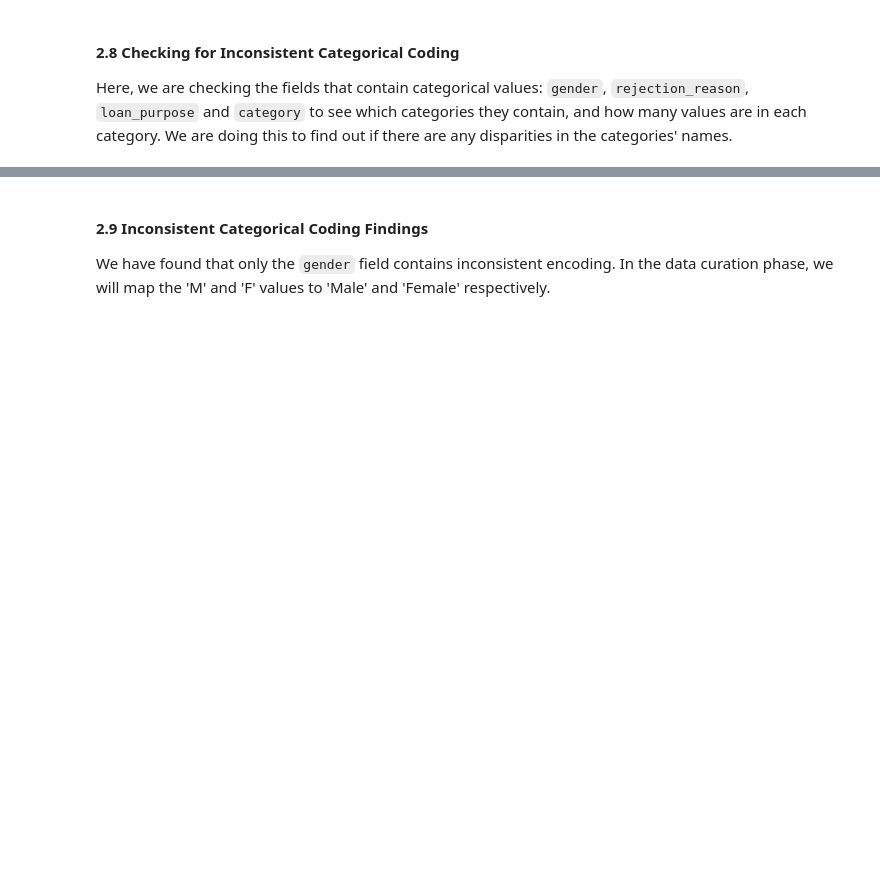
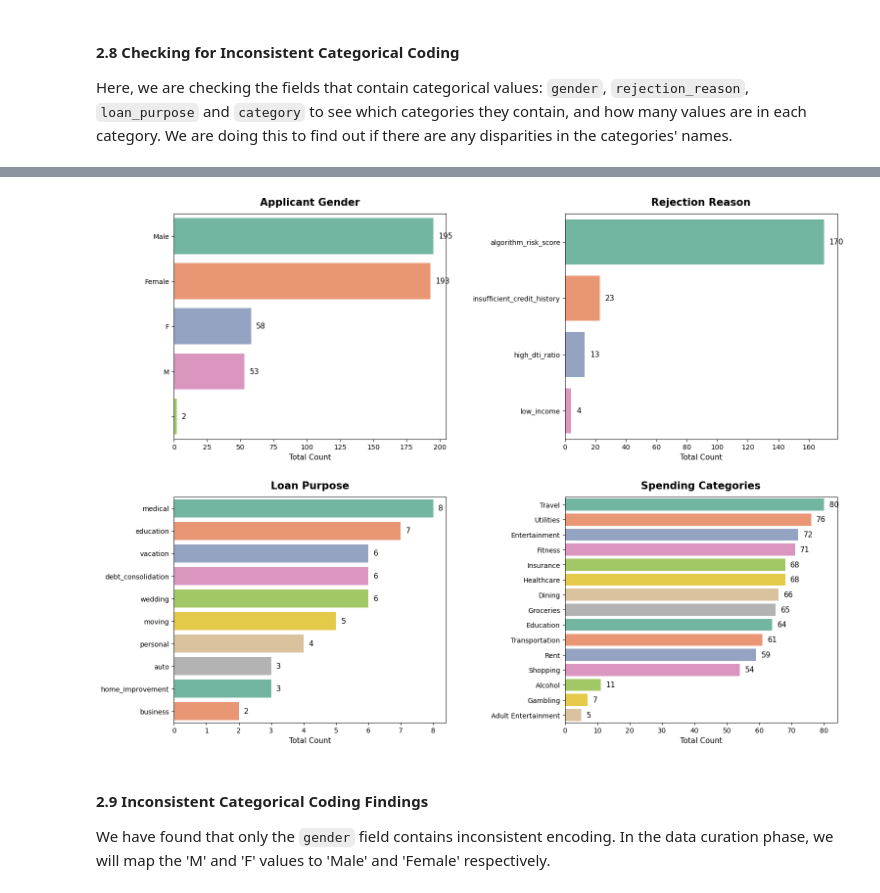
Before and after one commit to hazalaksu/dego-project-team7, a Jupyter notebook: notebooks/01-data-quality.ipynb, the cells around one changed output, grey strips where cells are left out. Cells and saved outputs as stored; diff of their text form; code cells hidden in the pictures; blank space fills up the shorter version.

```diff
--- a/notebooks/01-data-quality.ipynb
+++ b/notebooks/01-data-quality.ipynb
@@ -412,6 +508,88 @@ unwind_pipeline = [
 unwind_results = list(collection.aggregate(unwind_pipeline))
 category_breakdown = {r["_id"]: r["count"] for r in unwind_results}
 print(f"   - spending_behavior.category: {category_breakdown}")
+print("\n--- VISUALIZING CATEGORICAL BREAKDOWNS ---")
+
+# We map the raw database fields to clean, human-readable titles for our charts
+categorical_fields = {
+    "applicant_info.gender": "Applicant Gender",
+    "decision.rejection_reason": "Rejection Reason",
+    "loan_purpose": "Loan Purpose"
+}
+
+all_breakdowns = {}
+
+# 1. Fetch Standard Fields
+for field, title in categorical_fields.items():
+    pipeline = [
+        {"$match": {field: {"$exists": True, "$ne": None}}},
+        {"$group": {"_id": f"${field}", "count": {"$sum": 1}}},
+        {"$sort": {"count": -1}} # Sort descending so charts look organized
+    ]
+    results = list(collection.aggregate(pipeline))
+    # Cast _id to string to safely handle any unexpected data types
+    all_breakdowns[title] = {str(r["_id"]): r["count"] for r in results}
+
+# 2. Fetch Array Field (spending_behavior.category)
+unwind_pipeline = [
+    {"$unwind": "$spending_behavior"},
+    {"$match": {"spending_behavior.category": {"$exists": True, "$ne": None}}},
+    {"$group": {"_id": "$spending_behavior.category", "count": {"$sum": 1}}},
+    {"$sort": {"count": -1}}
+]
+unwind_results = list(collection.aggregate(unwind_pipeline))
+all_breakdowns["Spending Categories"] = {str(r["_id"]): r["count"] for r in unwind_results}
+
+
+# ==========================================
+# PLOTTING THE 2x2 DASHBOARD
+# ==========================================
+
+# 3. Create a large 16x12 canvas with a 2x2 grid of subplots
+fig, axes = plt.subplots(2, 2, figsize=(16, 12))
+
+# Flatten the 2D axes array into a 1D list so we can loop through it easily
+axes = axes.flatten()
+
+# 4. Loop through our 4 datasets and map them to our 4 chart spaces
+# We use the 'Set2' palette, which provides soft, distinct colors ideal for categories
+for ax, (title, data_dict) in zip(axes, all_breakdowns.items()):
+
+    # Convert dictionary to DataFrame
+    df_cat = pd.DataFrame(list(data_dict.items()), columns=['Category', 'Count'])
+
+    # Create the horizontal bar chart on this specific subplot (ax=ax)
+    sns.barplot(
+        data=df_cat,
+        x='Count',
+        y='Category',
+        hue='Category',
+        palette='Set2',
+        legend=False,
+        ax=ax
+    )
+
+    # Clean up titles and axis labels
+    ax.set_title(title, fontsize=15, pad=12, fontweight='bold')
+    ax.set_xlabel('Total Count', fontsize=11)
+    ax.set_ylabel('') # We hide the Y-label because the category names speak for themselves!
+
+    # Add the exact value annotations to the end of each bar
+    for p in ax.patches:
+        width = p.get_width()
+        if width > 0:
+            ax.text(
+                width + (df_cat['Count'].max() * 0.02), # Add 2% padding so text doesn't touch the bar
+                p.get_y() + p.get_height() / 2,
+                f'{int(width)}',
+                ha='left',
+                va='center',
+                fontsize=11
+            )
+
+# 5. Adjust layout so the 4 charts don't crowd each other
+plt.tight_layout(pad=3.0)
+plt.show()
 # %% [output]
 5. Categorical Coding Breakdown:
    - applicant_info.gender: {'Male': 195, 'Female': 193, 'F': 58, 'M': 53, '': 2}
@@ -421,3 +601,4 @@ print(f"   - spending_behavior.category: {category_breakdown}")
+[figure, added]
 # %% [markdown]
 #### 2.9 Inconsistent Categorical Coding Findings
 
```
Also changed, not shown: parts of 4 cells of this notebook.
